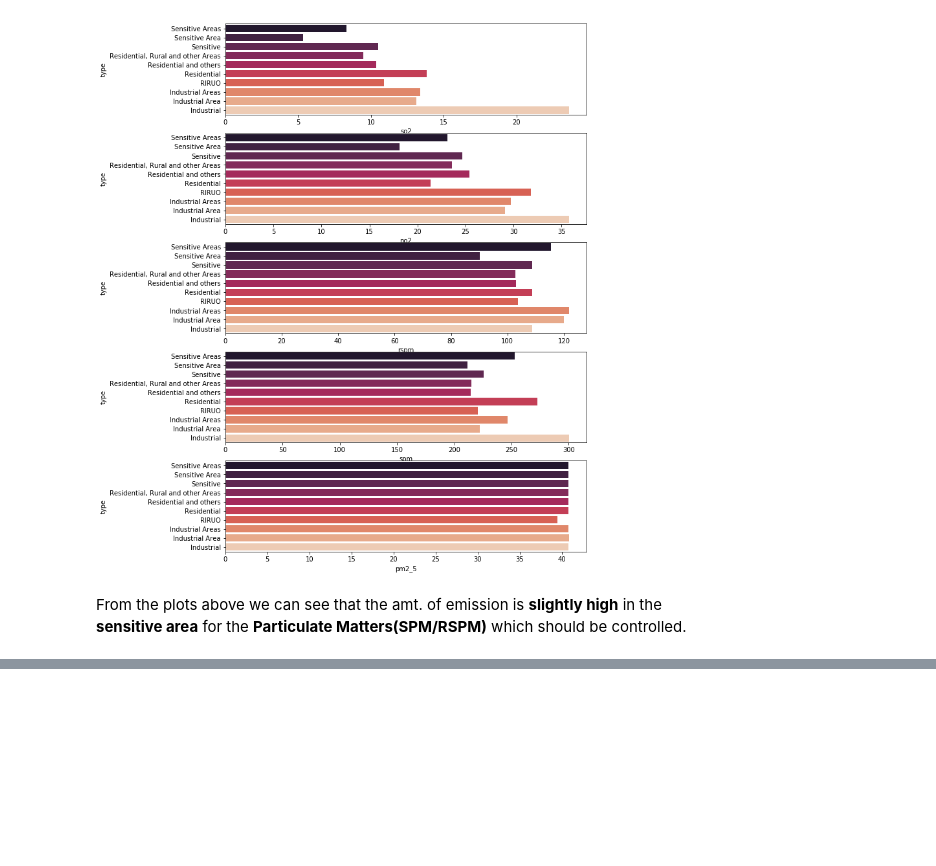
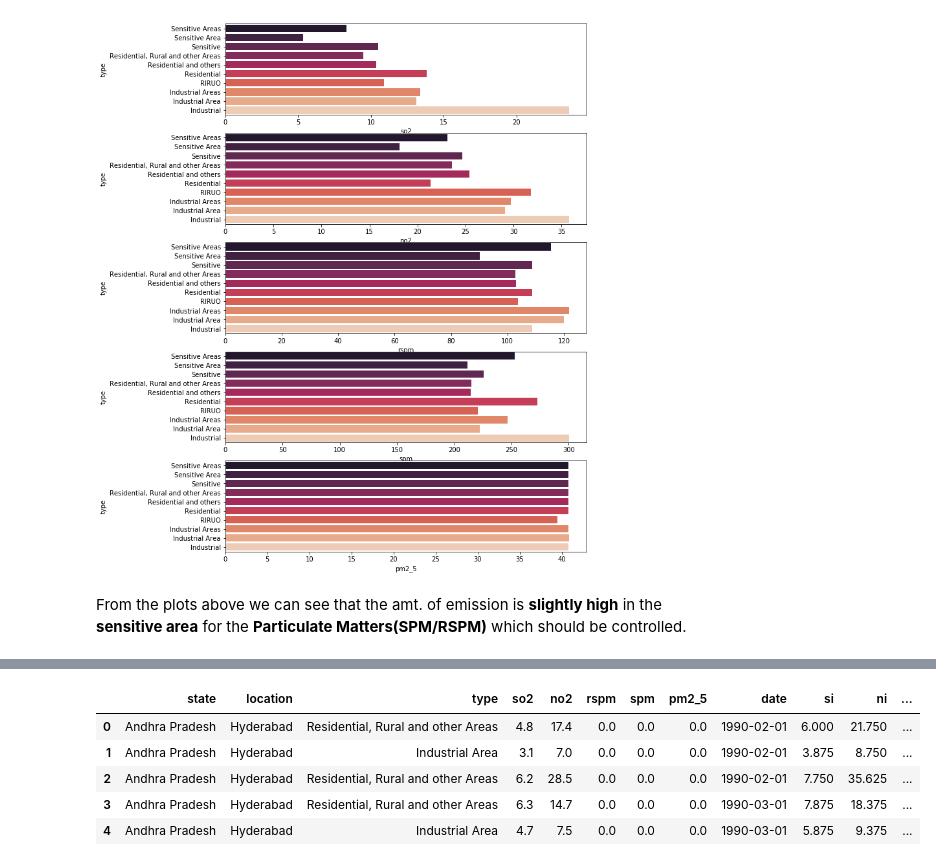
Before and after one commit to Pratham1807/India_Air_Quality, a Jupyter notebook: AirQuality(INDIA).ipynb, the cells around one changed output, grey strips where cells are left out. Saved outputs shown, nothing was run; the diff lists cells and outputs as text; code cells hidden in the pictures; blank space fills up the shorter version.

```diff
--- a/AirQuality(INDIA).ipynb
+++ b/AirQuality(INDIA).ipynb
@@ -598,0 +611,3 @@ From the plots above we can see that the amt. of emission is **slightly high** i
+# %%
+data = pd.read_csv('data.csv', encoding ="ISO-8859-1")
+df.head()
@@ -598,0 +720,22 @@ From the plots above we can see that the amt. of emission is **slightly high** i
+# %%
+def calculate_aqi(si,ni,spi,rpi):
+    aqi=0
+    if(si>ni and si>spi and si>rpi):
+     aqi=si
+    if(spi>si and spi>ni and spi>rpi):
+     aqi=spi
+    if(ni>si and ni>spi and ni>rpi):
+     aqi=ni
+    if(rpi>si and rpi>ni and rpi>spi):
+     aqi=rpi
+    return aqi
+
+data['AQI']=data.apply(lambda x:calculate_aqi(x['si'],x['ni'],x['spi'],x['rpi']),axis=1)
+data.head()
+# %% [output]
+|  | state | location | type | so2 | no2 | rspm | spm | pm2_5 | date | si | ni | ... |
+| 0 | Andhra Pradesh | Hyderabad | Residential, Rural and other Areas | 4.8 | 17.4 | 0.0 | 0.0 | 0.0 | 1990-02-01 | 6.000 | 21.750 | ... |
+| 1 | Andhra Pradesh | Hyderabad | Industrial Area | 3.1 | 7.0 | 0.0 | 0.0 | 0.0 | 1990-02-01 | 3.875 | 8.750 | ... |
+| 2 | Andhra Pradesh | Hyderabad | Residential, Rural and other Areas | 6.2 | 28.5 | 0.0 | 0.0 | 0.0 | 1990-02-01 | 7.750 | 35.625 | ... |
+| 3 | Andhra Pradesh | Hyderabad | Residential, Rural and other Areas | 6.3 | 14.7 | 0.0 | 0.0 | 0.0 | 1990-03-01 | 7.875 | 18.375 | ... |
+| 4 | Andhra Pradesh | Hyderabad | Industrial Area | 4.7 | 7.5 | 0.0 | 0.0 | 0.0 | 1990-03-01 | 5.875 | 9.375 | ... |
```
Also changed, not shown: parts of 18 cells of this notebook, 2 other files.
